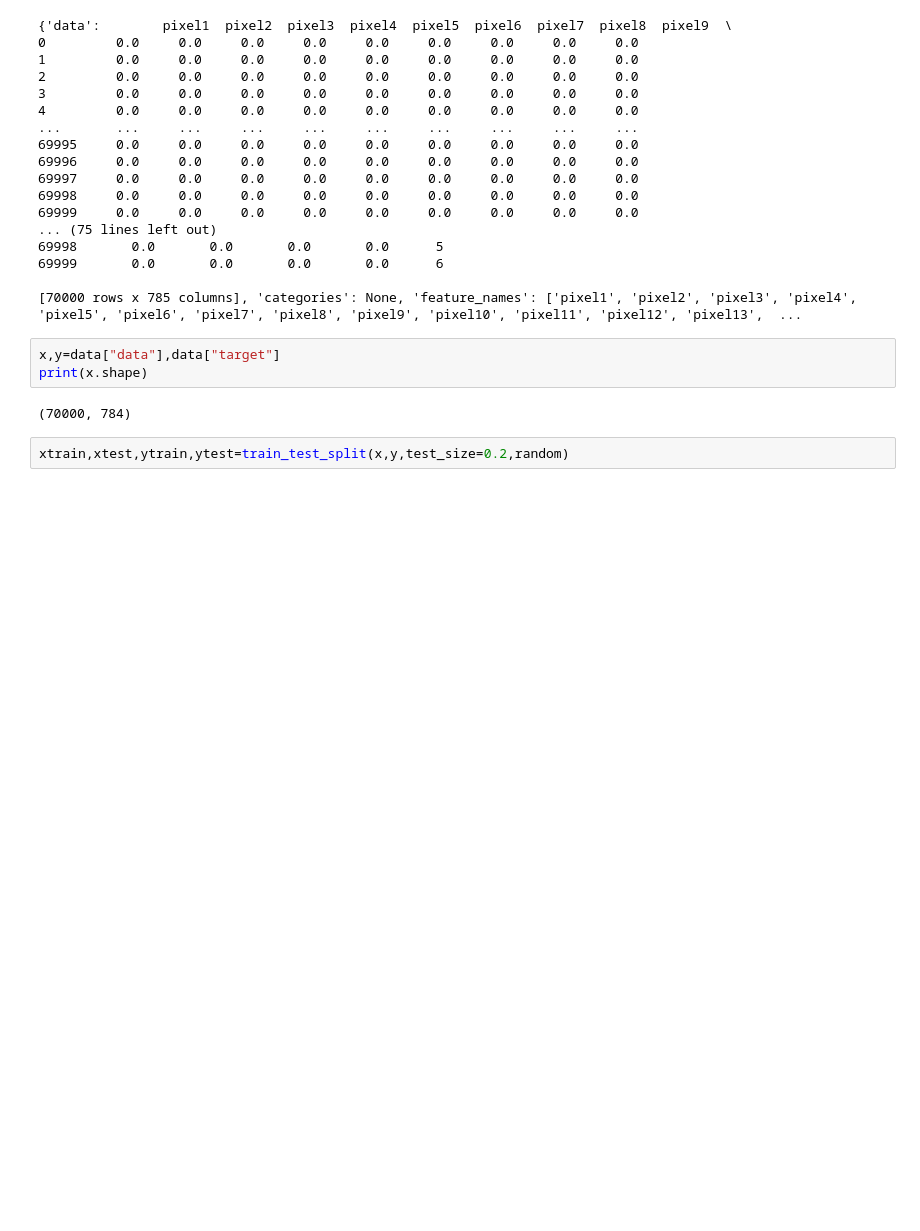
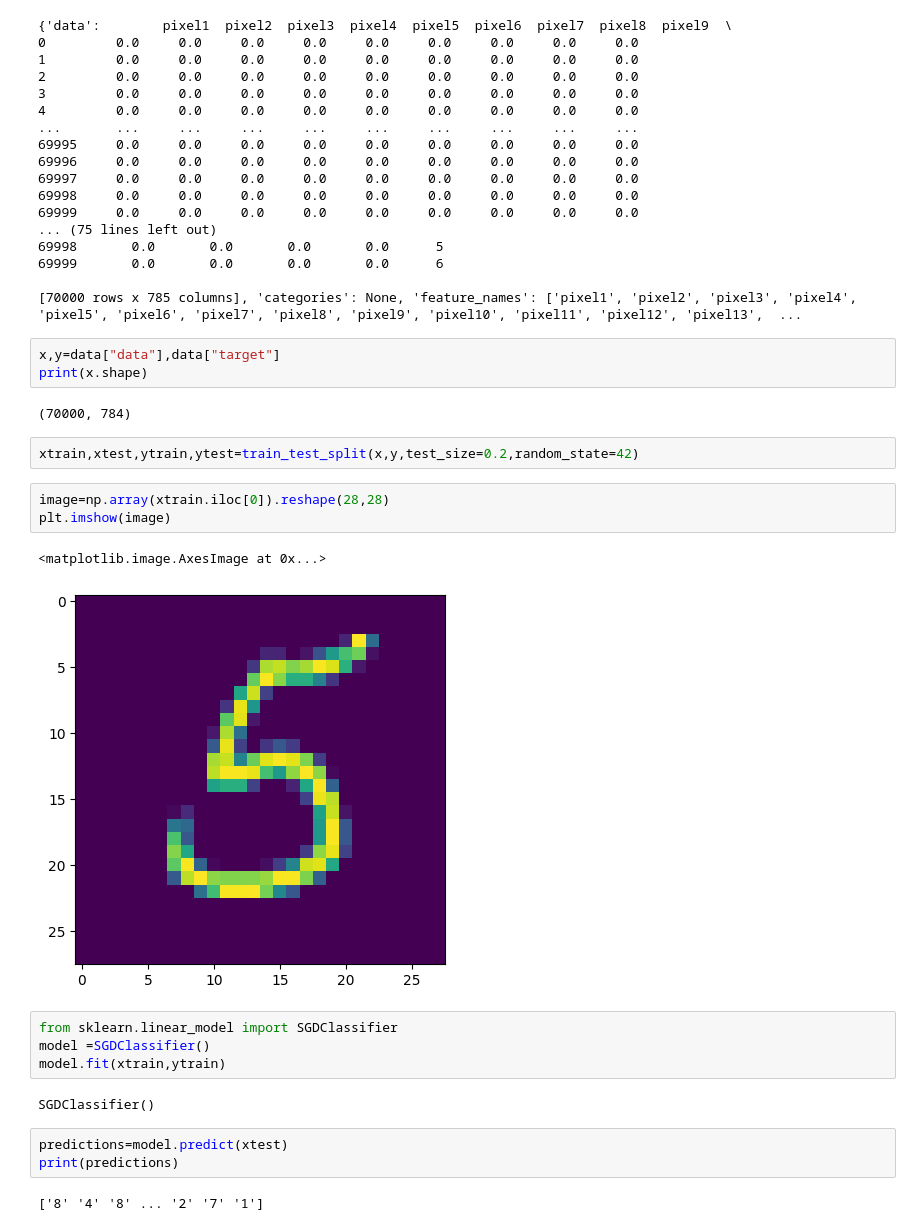
Before and after one commit to ranjan2829/Data-science-projects, a Jupyter notebook: MNIST Digits Classification/MNIST Digits Classification.ipynb, the cells around one changed output. Saved outputs shown, nothing was run; the diff lists cells and outputs as text; blank space fills up the shorter version.

```diff
--- a/MNIST Digits Classification/MNIST Digits Classification.ipynb
+++ b/MNIST Digits Classification/MNIST Digits Classification.ipynb
@@ -30,4 +30,21 @@ print(x.shape)
 # %% [output]
 (70000, 784)
 # %%
-xtrain,xtest,ytrain,ytest=train_test_split(x,y,test_size=0.2,random)
+xtrain,xtest,ytrain,ytest=train_test_split(x,y,test_size=0.2,random_state=42)
+# %%
+image=np.array(xtrain.iloc[0]).reshape(28,28)
+plt.imshow(image)
+# %% [output]
+<matplotlib.image.AxesImage at 0x...>
+[figure, added]
+# %%
+from sklearn.linear_model import SGDClassifier
+model =SGDClassifier()
+model.fit(xtrain,ytrain)
+# %% [output]
+SGDClassifier()
+# %%
+predictions=model.predict(xtest)
+print(predictions)
+# %% [output]
+['8' '4' '8' ... '2' '7' '1']
```
Also changed, not shown: parts of 2 cells of this notebook.
